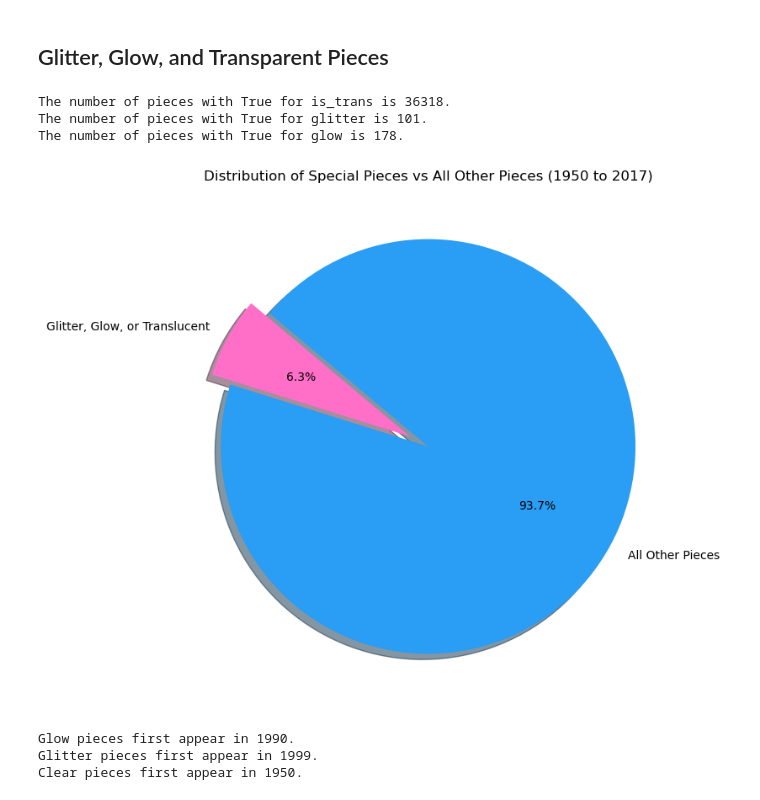
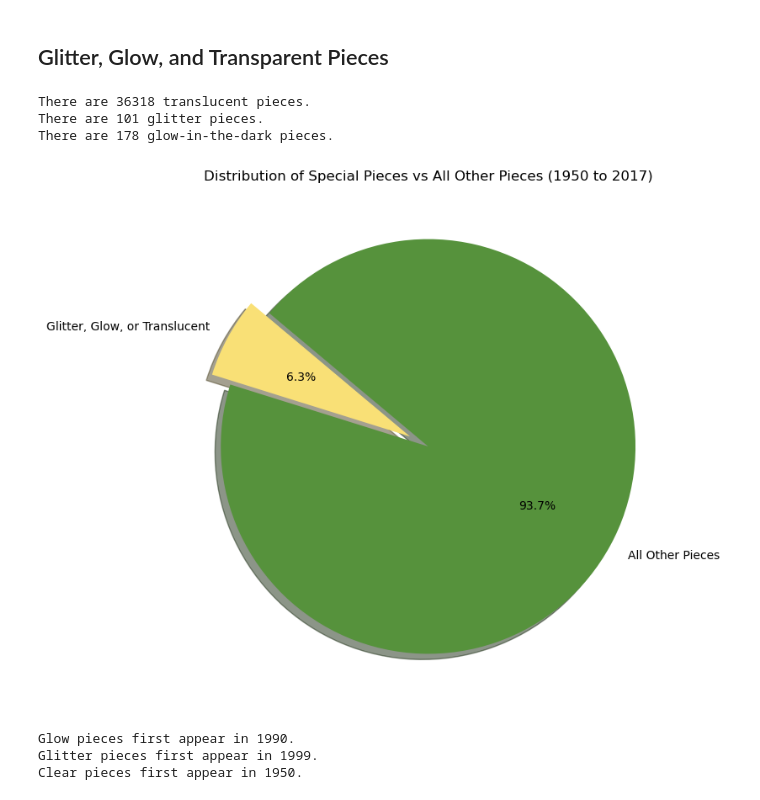
Before and after one commit to AmandaBoyers/analysis-legos-colors, a Jupyter notebook: 1 LEGO_Datasets.ipynb, the cells around one changed output. Cells and saved outputs as stored; diff of their text form; code cells hidden in the pictures.

Commit message:
Changing labels and pie chart colors

```diff
--- a/1 LEGO_Datasets.ipynb
+++ b/1 LEGO_Datasets.ipynb
@@ -366,36 +366,36 @@ The data in the merged_df DataFrame is from 1950 to 2017.
 # %%
 # Count the number of True values for each column
 num_is_trans_true = merged_df['is_trans'].sum()
 num_glitter_true = merged_df['glitter'].sum()
 num_glow_true = merged_df['glow'].sum()
 
 # Display the results
-print(f"The number of pieces with True for is_trans is {num_is_trans_true}.")
-print(f"The number of pieces with True for glitter is {num_glitter_true}.")
-print(f"The number of pieces with True for glow is {num_glow_true}.")
+print(f"There are {num_is_trans_true} translucent pieces.")
+print(f"There are {num_glitter_true} glitter pieces.")
+print(f"There are {num_glow_true} glow-in-the-dark pieces.")
 
 # Filter the DataFrame for pieces with glitter, glow, or is_trans
 special_pieces = merged_df[(merged_df['is_trans']) | (merged_df['glitter']) | (merged_df['glow'])]
 
 # Count the number of special pieces and other pieces
 num_special_pieces = special_pieces.shape[0]
 num_other_pieces = merged_df.shape[0] - num_special_pieces
 
 # Create a pie chart
 labels = ['Glitter, Glow, or Translucent', 'All Other Pieces']
 sizes = [num_special_pieces, num_other_pieces]
-colors = ['#FF6EC7', '#2A9DF4']
+colors = ['#F9E076', '#56923C']
 explode = (0.1, 0)  # explode the first slice
 
 plt.figure(figsize=(8, 8))
 plt.pie(sizes, explode=explode, labels=labels, colors=colors, autopct='%1.1f%%', shadow=True, startangle=140)
 plt.title('Distribution of Special Pieces vs All Other Pieces (1950 to 2017)')
 plt.show()
 # %% [output]
-The number of pieces with True for is_trans is 36318.
-The number of pieces with True for glitter is 101.
-The number of pieces with True for glow is 178.
+There are 36318 translucent pieces.
+There are 101 glitter pieces.
+There are 178 glow-in-the-dark pieces.
-[figure, old version]
+[figure, new version]
 # %%
 # Find the first appearance of glow, glitter, and is_trans pieces
 first_appearance_glow = merged_df[merged_df['glow'] == True]['year'].min()
```
